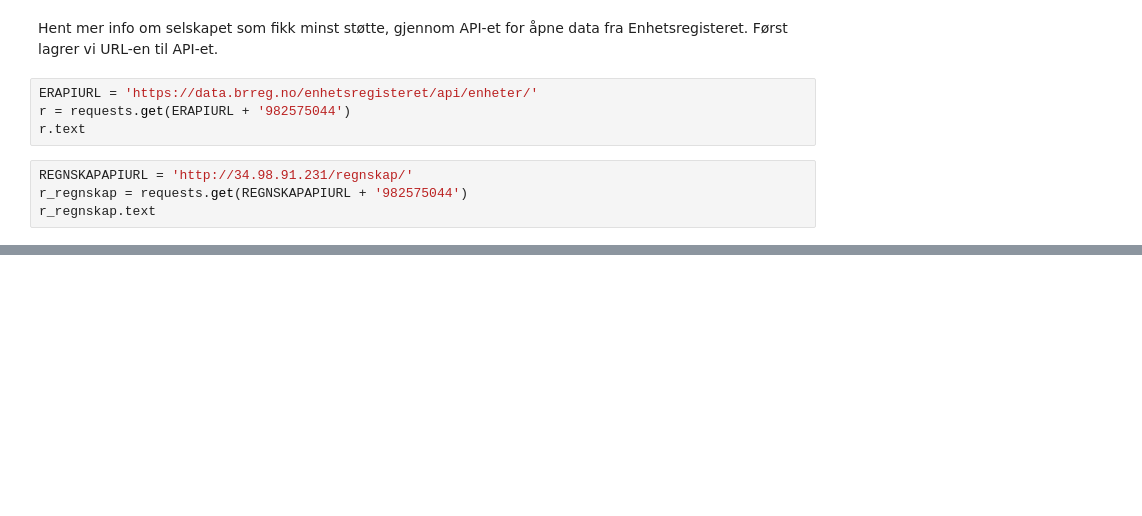
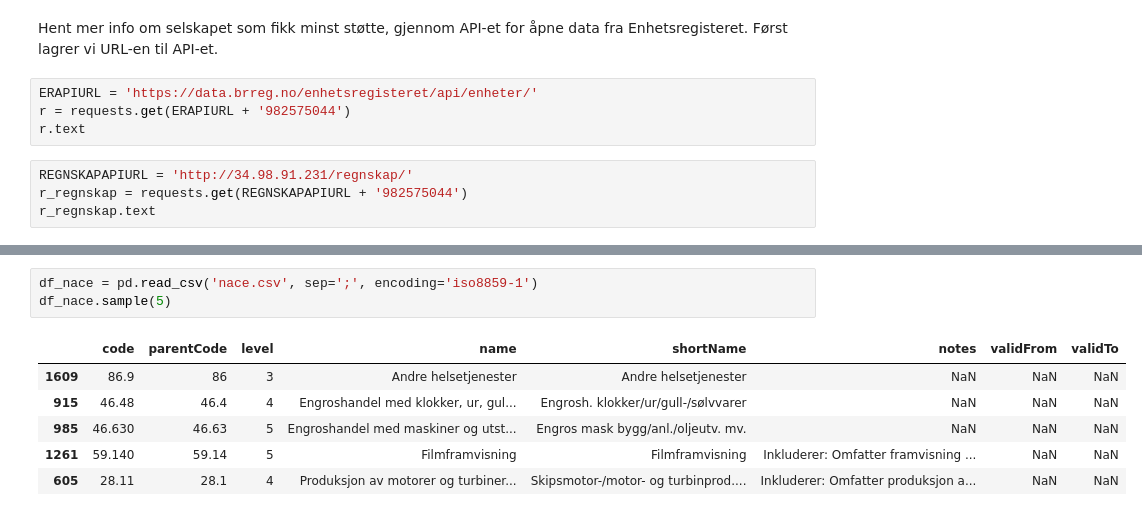
Before and after one commit to brreg/analyserKompordningenMedPython, a Jupyter notebook: kompordningen.ipynb, the cells around one changed output, grey strips where cells are left out. Saved outputs shown, nothing was run; the diff lists cells and outputs as text; blank space fills up the shorter version.

Commit message:
added merging with nace-codes

```diff
--- a/kompordningen.ipynb
+++ b/kompordningen.ipynb
@@ -66,0 +188,10 @@ r_regnskap.text
+# %%
+df_nace = pd.read_csv('nace.csv', sep=';', encoding='iso8859-1')
+df_nace.sample(5)
+# %% [output]
+|  | code | parentCode | level | name | shortName | notes | validFrom | validTo |
+| 1609 | 86.9 | 86 | 3 | Andre helsetjenester | Andre helsetjenester | NaN | NaN | NaN |
+| 915 | 46.48 | 46.4 | 4 | Engroshandel med klokker, ur, gul... | Engrosh. klokker/ur/gull-/sølvvarer | NaN | NaN | NaN |
+| 985 | 46.630 | 46.63 | 5 | Engroshandel med maskiner og utst... | Engros mask bygg/anl./oljeutv. mv. | NaN | NaN | NaN |
+| 1261 | 59.140 | 59.14 | 5 | Filmframvisning | Filmframvisning | Inkluderer: Omfatter framvisning ... | NaN | NaN |
+| 605 | 28.11 | 28.1 | 4 | Produksjon av motorer og turbiner... | Skipsmotor-/motor- og turbinprod.... | Inkluderer: Omfatter produksjon a... | NaN | NaN |
```
Also changed, not shown: parts of 30 cells of this notebook, 1 other file.
